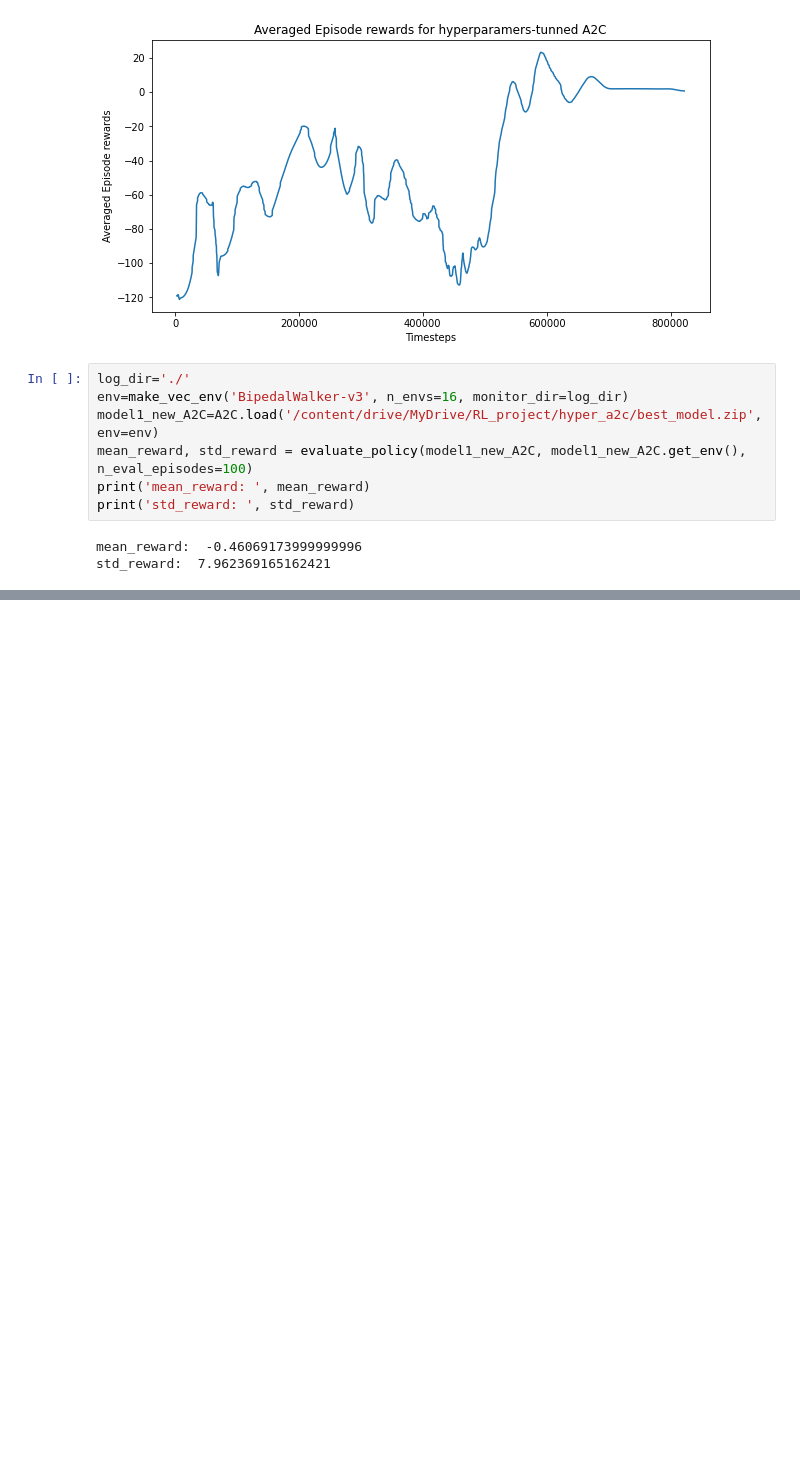
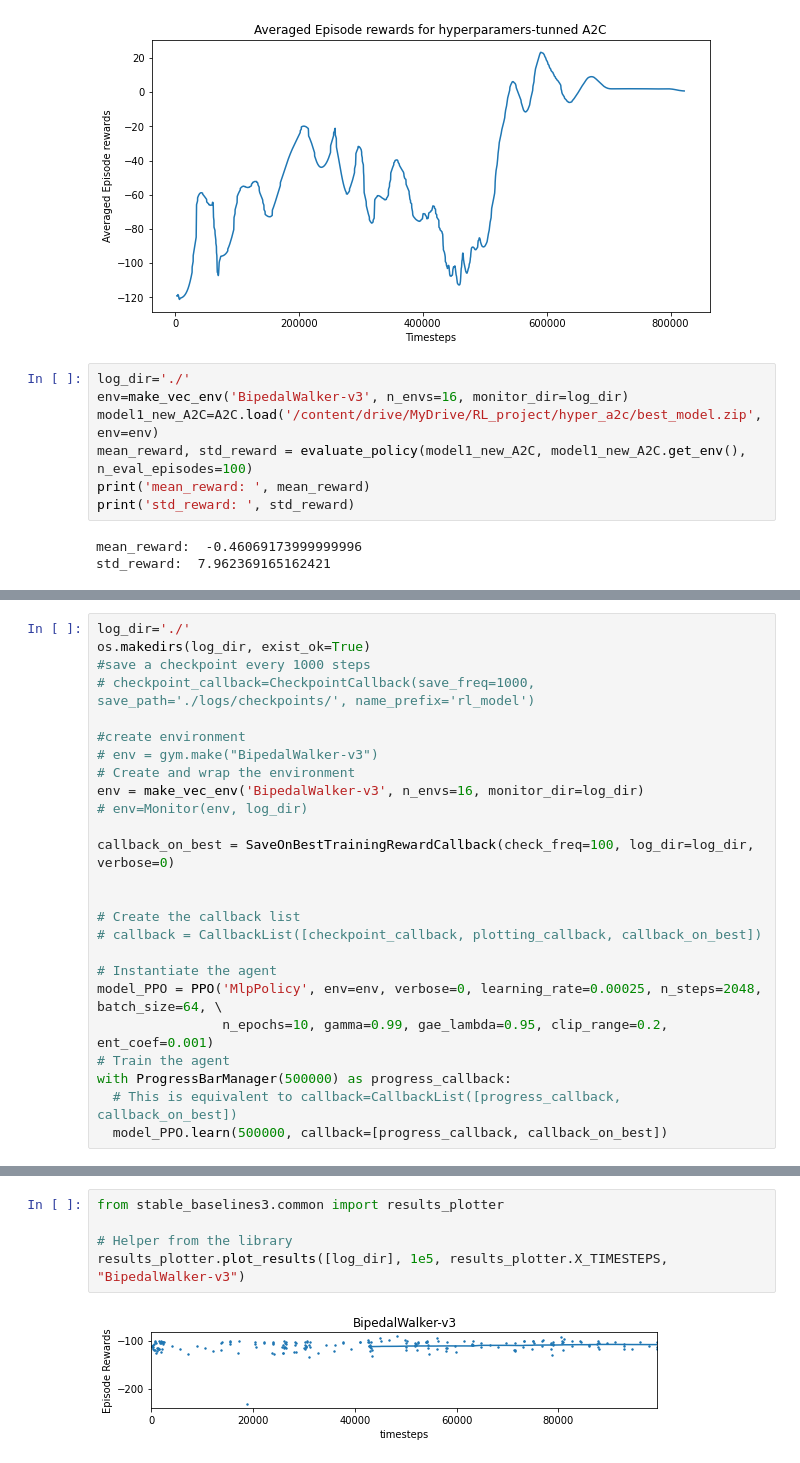
Before and after one commit to Florence-Sun/Algorithm-performance-analysis-on-Bipedal-environment, a Jupyter notebook: Algorithm-performance-analysis-on-BipedalWalker-enviroment.ipynb, the cells around one changed output, grey strips where cells are left out. Saved outputs shown, nothing was run; the diff lists cells and outputs as text; blank space fills up the shorter version.

```diff
--- a/Algorithm-performance-analysis-on-BipedalWalker-enviroment.ipynb
+++ b/Algorithm-performance-analysis-on-BipedalWalker-enviroment.ipynb
@@ -401,0 +411,25 @@ std_reward:  7.962369165162421
+# %%
+log_dir='./'
+os.makedirs(log_dir, exist_ok=True)
+#save a checkpoint every 1000 steps
+# checkpoint_callback=CheckpointCallback(save_freq=1000, save_path='./logs/checkpoints/', name_prefix='rl_model')
+
+#create environment
+# env = gym.make("BipedalWalker-v3")
+# Create and wrap the environment
+env = make_vec_env('BipedalWalker-v3', n_envs=16, monitor_dir=log_dir)
+# env=Monitor(env, log_dir)
+
+callback_on_best = SaveOnBestTrainingRewardCallback(check_freq=100, log_dir=log_dir, verbose=0)
+
+
+# Create the callback list
+# callback = CallbackList([checkpoint_callback, plotting_callback, callback_on_best])
+
+# Instantiate the agent
+model_PPO = PPO('MlpPolicy', env=env, verbose=0, learning_rate=0.00025, n_steps=2048, batch_size=64, \
+                n_epochs=10, gamma=0.99, gae_lambda=0.95, clip_range=0.2, ent_coef=0.001)
+# Train the agent
+with ProgressBarManager(500000) as progress_callback:
+  # This is equivalent to callback=CallbackList([progress_callback, callback_on_best])
+  model_PPO.learn(500000, callback=[progress_callback, callback_on_best])
@@ -401,0 +447,7 @@ std_reward:  7.962369165162421
+# %%
+from stable_baselines3.common import results_plotter
+
+# Helper from the library
+results_plotter.plot_results([log_dir], 1e5, results_plotter.X_TIMESTEPS, "BipedalWalker-v3")
+# %% [output]
+[figure, added]
```
Also changed, not shown: parts of 13 cells of this notebook.
